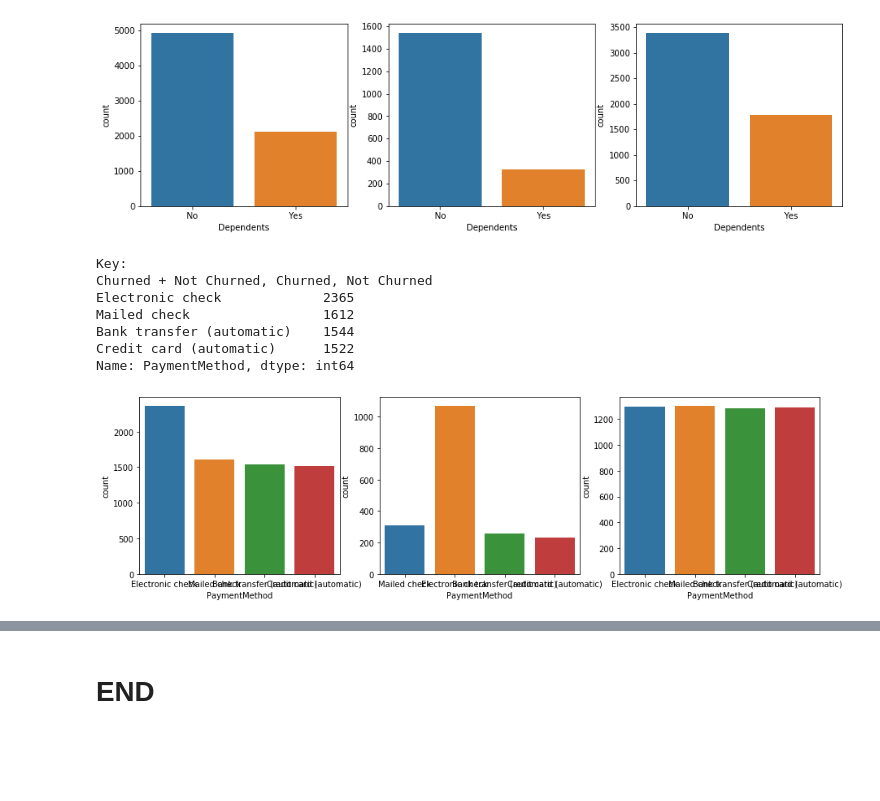
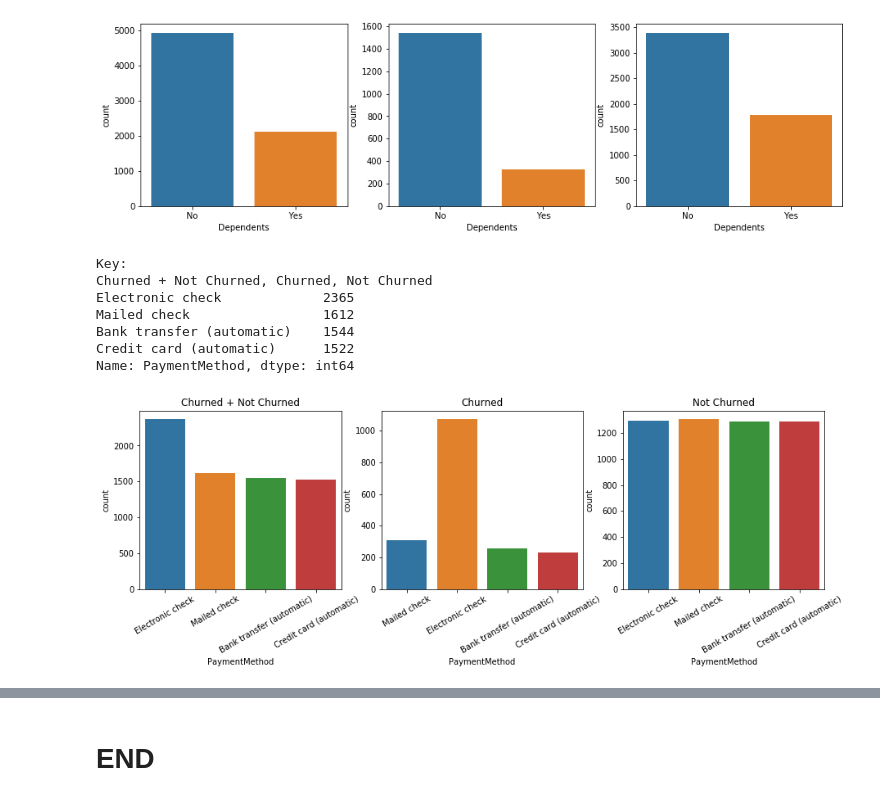
Before and after one commit to Booandlean/Telco_Customer_Churn-, a Jupyter notebook: EDA_+_Vis.ipynb, the cells around one changed output, grey strips where cells are left out. Saved outputs shown, nothing was run; the diff lists cells and outputs as text; code cells hidden in the pictures; blank space fills up the shorter version.

```diff
--- a/EDA_+_Vis.ipynb
+++ b/EDA_+_Vis.ipynb
@@ -147,13 +145,3 @@ plt.hist(no_churn_df['TotalCharges'])
         5210.99 , 6076.355, 6941.72 , 7807.085, 8672.45 ]),
  <a list of 10 Patch objects>)
 [figure]
-# %%
-def vis_compare(column):
-
-    print('Key:')
-    print('Churned + Not Churned, Churned, Not Churned')
-    print(df[column].value_counts())
-    fig, ax = plt.subplots(1, 3, figsize = (15,4))
-    sns.countplot(df[column], ax=ax[0])
-    sns.countplot(churn_df[column], ax=ax[1])
-    sns.countplot(no_churn_df[column], ax=ax[2])
@@ -170,2 +165,22 @@ sns.barplot(x = ['Churn', 'No Churn'], y = [y_value[1], y_value[0]], ax = ax)
+# %%
+def vis_compare(column, buul = True):
+
+    print('Key:')
+    print('Churned + Not Churned, Churned, Not Churned')
+    print(df[column].value_counts())
+    fig, ax = plt.subplots(1, 3, figsize = (15,4))
+
+    a = sns.countplot(df[column], ax=ax[0])
+    b = sns.countplot(churn_df[column], ax=ax[1])
+    c = sns.countplot(no_churn_df[column], ax=ax[2])
+
+    if buul == False:
+        a.set_xticklabels(a.get_xticklabels(), rotation = 30)
+        b.set_xticklabels(b.get_xticklabels(), rotation = 30)
+        c.set_xticklabels(c.get_xticklabels(), rotation = 30)
+
+    a.set_title('Churned + Not Churned')
+    b.set_title('Churned')
+    c.set_title('Not Churned')
 # %% [markdown]
 Pretty imbalanced, I'll see if I can do something about that at some point.
@@ -235,13 +243,13 @@ Yes    2110
 Name: Dependents, dtype: int64
 [figure]
 # %%
-vis_compare('PaymentMethod')
+vis_compare('PaymentMethod', False)
 # %% [output]
 Key:
 Churned + Not Churned, Churned, Not Churned
 Electronic check             2365
 Mailed check                 1612
 Bank transfer (automatic)    1544
 Credit card (automatic)      1522
 Name: PaymentMethod, dtype: int64
-[figure, old version]
+[figure, new version]
```
Also changed, not shown: parts of 7 cells of this notebook, 3 other files.
